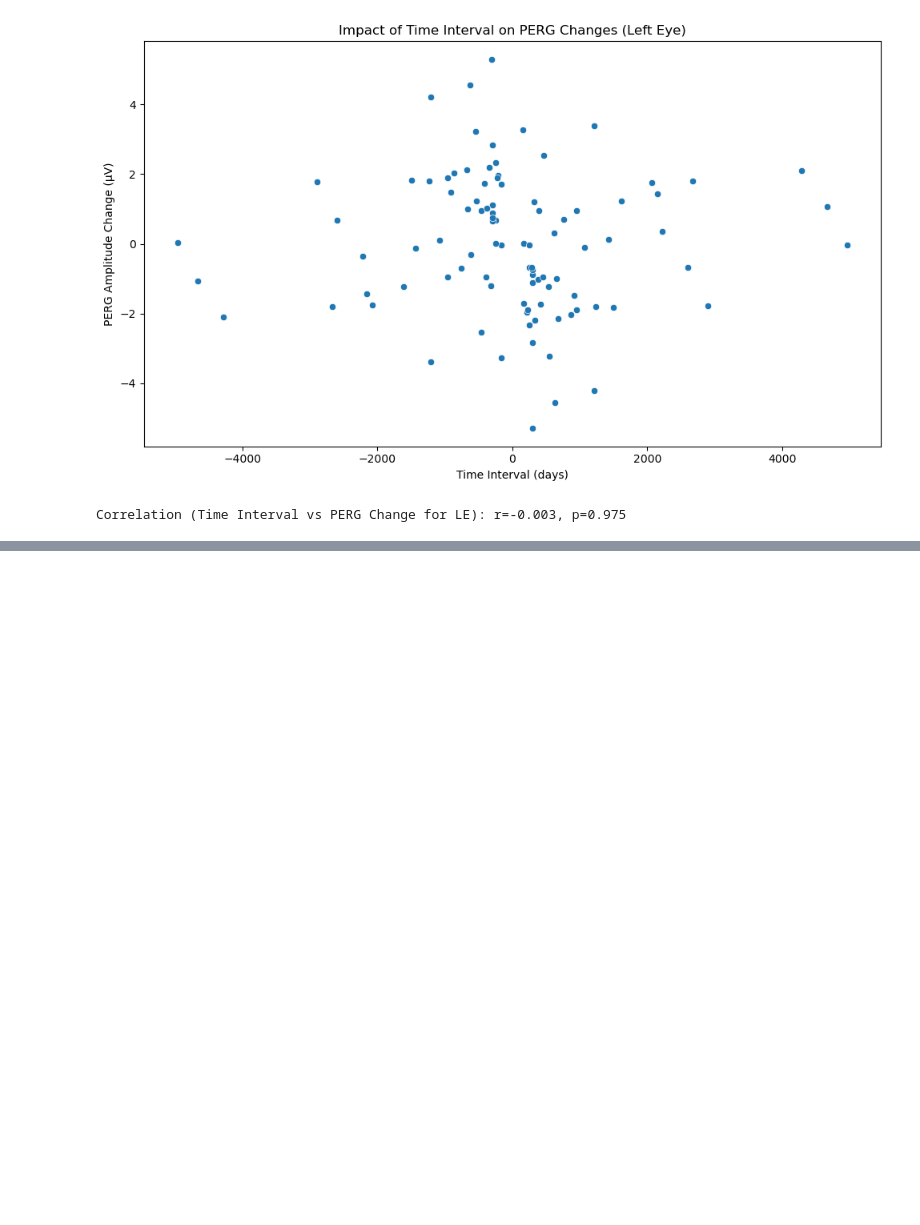
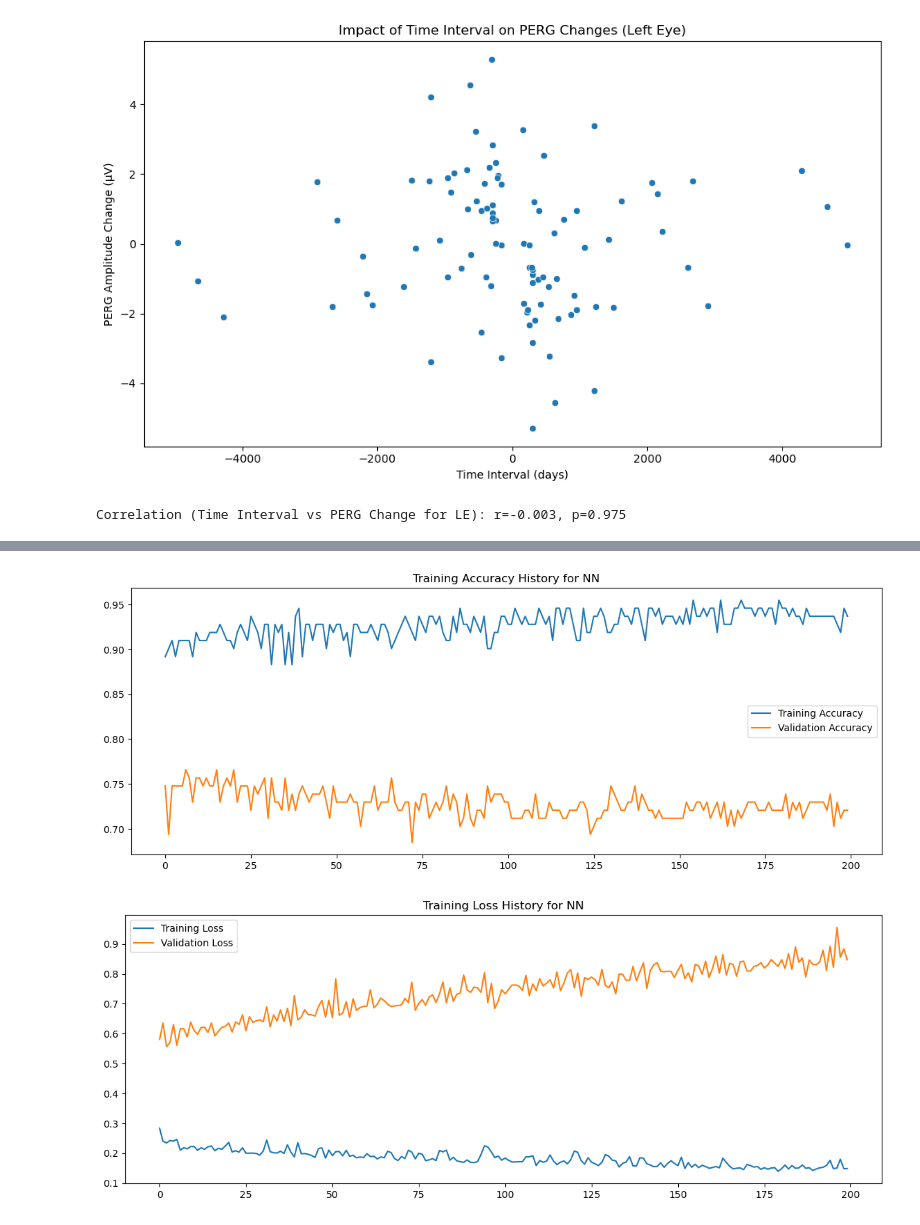
Before and after one commit to visalakshi2001/ocular-electrophysiology, a Jupyter notebook: analysis1.ipynb, the cells around one changed output, grey strips where cells are left out. Cells and saved outputs as stored; diff of their text form; code cells hidden in the pictures; blank space fills up the shorter version.

Commit message:
added trained NN

```diff
--- a/analysis1.ipynb
+++ b/analysis1.ipynb
@@ -444,7 +443,13 @@ plt.show()
 # participants_.to_csv('participants_merged_a1.csv', index=False)
 # %%
 model = Sequential([
-    Dense(16, activation='relu', input_shape=(X_train.shape[1],)),
+    Dense(32, activation='relu', input_shape=(X_train.shape[1],)),
+    Dense(16, activation='relu'),
+    Dense(8, activation='relu'),
     Dense(8, activation='relu'),
     Dense(1, activation='sigmoid')
 ])
+model.compile(optimizer=Adam(learning_rate=0.001), loss='binary_crossentropy', metrics=['accuracy'])
+checkpoint = ModelCheckpoint('./saved_model/best_model.h5', monitor='val_accuracy', mode='max', save_best_only=True, verbose=1)
+# %%
+history = model.fit(X_train, y_train, epochs=200, batch_size=16, validation_split=0.5, callbacks=[checkpoint], verbose=1)
@@ -450,0 +474,17 @@ model = Sequential([
+# %%
+plt.figure(figsize=(14,5))
+plt.plot(history.history['accuracy'], label="Training Accuracy")
+plt.plot(history.history['val_accuracy'], label="Validation Accuracy")
+plt.title("Training Accuracy History for NN")
+plt.legend()
+plt.show()
+
+plt.figure(figsize=(14,5))
+plt.plot(history.history['loss'], label="Training Loss")
+plt.plot(history.history['val_loss'], label="Validation Loss")
+plt.title("Training Loss History for NN")
+plt.legend()
+plt.show()
+# %% [output]
+[figure, added]
+[figure, added]
```
Also changed, not shown: parts of 13 cells of this notebook, 1 other file.
